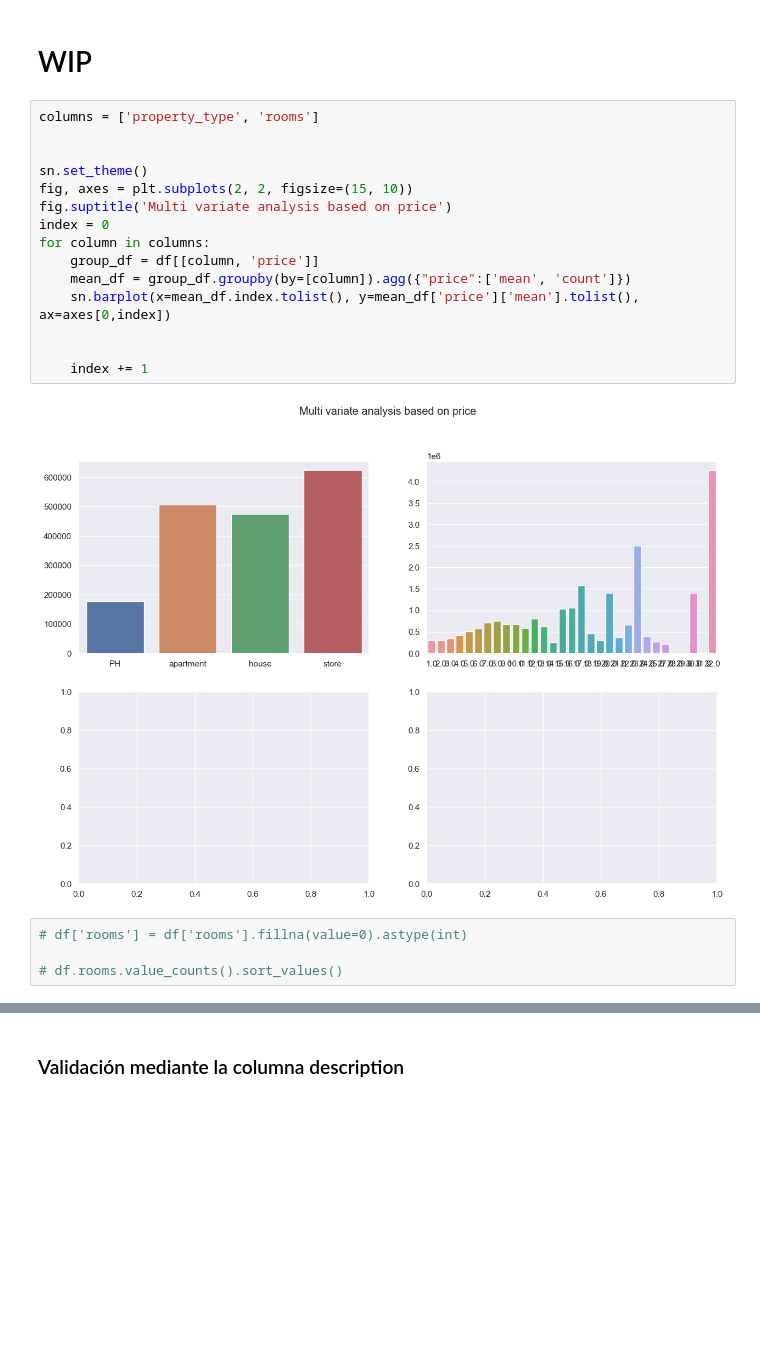
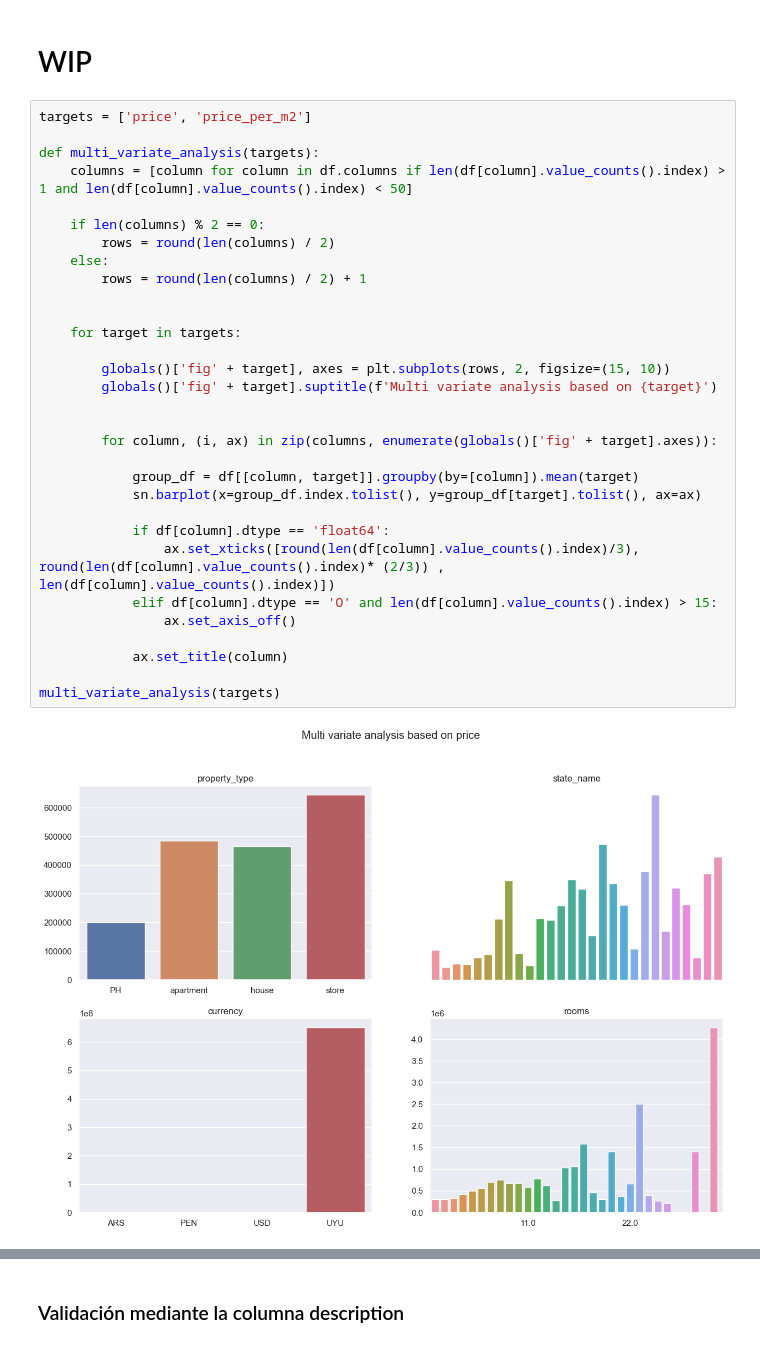
Before and after one commit to FabrizioV97/DHDS-TP1, a Jupyter notebook: Trabajo.ipynb, the cells around one changed output, grey strips where cells are left out. Cells and saved outputs as stored; diff of their text form; blank space fills up the shorter version.

```diff
--- a/Trabajo.ipynb
+++ b/Trabajo.ipynb
@@ -347,24 +349,36 @@ df.shape
 (121220, 21)
 # %% [markdown]
 # WIP
-# %%
-columns = ['property_type', 'rooms']
-
-
-sn.set_theme()
-fig, axes = plt.subplots(2, 2, figsize=(15, 10))
-fig.suptitle('Multi variate analysis based on price')
-index = 0
-for column in columns:
-    group_df = df[[column, 'price']]
-    mean_df = group_df.groupby(by=[column]).agg({"price":['mean', 'count']})
-    sn.barplot(x=mean_df.index.tolist(), y=mean_df['price']['mean'].tolist(), ax=axes[0,index])
-
-
-    index += 1
-# %% [output]
-[figure, removed]
-# %%
-# df['rooms'] = df['rooms'].fillna(value=0).astype(int)
-
-# df.rooms.value_counts().sort_values()
+# %%
+targets = ['price', 'price_per_m2']
+
+def multi_variate_analysis(targets):
+    columns = [column for column in df.columns if len(df[column].value_counts().index) > 1 and len(df[column].value_counts().index) < 50]
+
+    if len(columns) % 2 == 0:
+        rows = round(len(columns) / 2)
+    else:
+        rows = round(len(columns) / 2) + 1
+
+
+    for target in targets:
+
+        globals()['fig' + target], axes = plt.subplots(rows, 2, figsize=(15, 10))
+        globals()['fig' + target].suptitle(f'Multi variate analysis based on {target}')
+
+
+        for column, (i, ax) in zip(columns, enumerate(globals()['fig' + target].axes)):
+
+            group_df = df[[column, target]].groupby(by=[column]).mean(target)
+            sn.barplot(x=group_df.index.tolist(), y=group_df[target].tolist(), ax=ax)
+
+            if df[column].dtype == 'float64':
+                ax.set_xticks([round(len(df[column].value_counts().index)/3), round(len(df[column].value_counts().index)* (2/3)) , len(df[column].value_counts().index)])
+            elif df[column].dtype == 'O' and len(df[column].value_counts().index) > 15:
+                ax.set_axis_off()
+
+            ax.set_title(column)
+
+multi_variate_analysis(targets)
+# %% [output]
+[figure, added]
```
Also changed, not shown: parts of 13 cells of this notebook, 1 other file.
